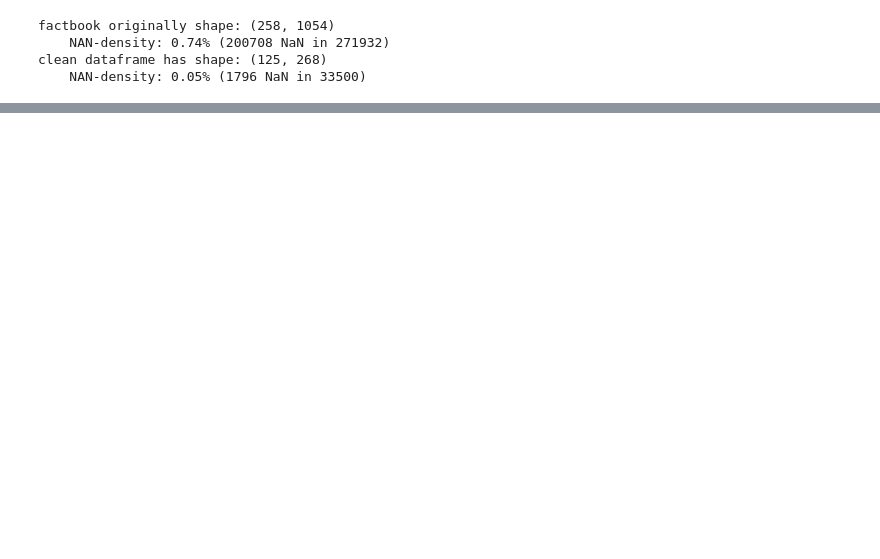
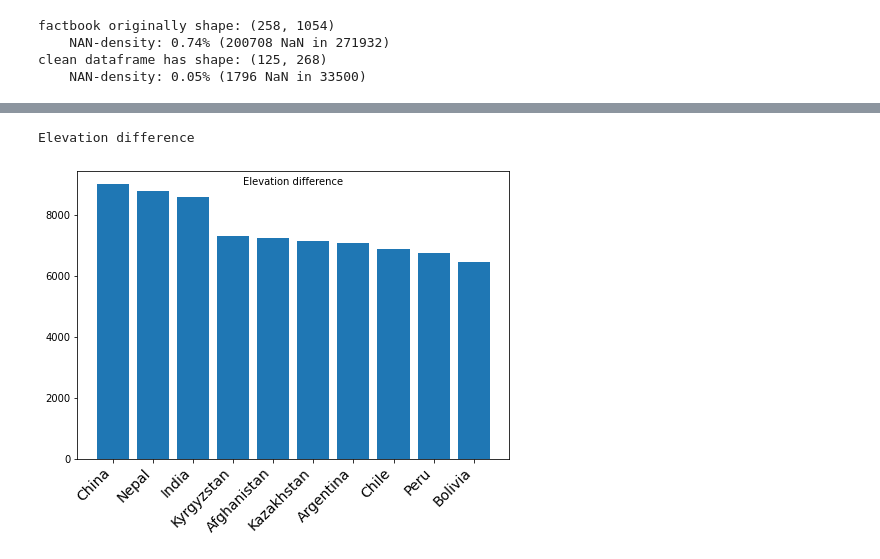
Before and after one commit to romstroller/ciaFactbook, a Jupyter notebook: ciaFBtest.ipynb, the cells around one changed output, grey strips where cells are left out. Cells and saved outputs as stored; diff of their text form; code cells hidden in the pictures; blank space fills up the shorter version.

```diff
--- a/ciaFBtest.ipynb
+++ b/ciaFBtest.ipynb
@@ -401,0 +472,11 @@ for colName in list( scaleNotes.keys() ):
+# %%
+# greatest height from lowest point
+
+df['Elevation difference'] = df['Geography: Elevation - highest point'] - df['Geography: Elevation - lowest point']
+
+showTopTen('Elevation difference')
+
+# China may not have as high a mountain as Sagarmatha(?), but...
+# %% [output]
+Elevation difference
+[figure, added]
```
Also changed, not shown: parts of 15 cells of this notebook.
